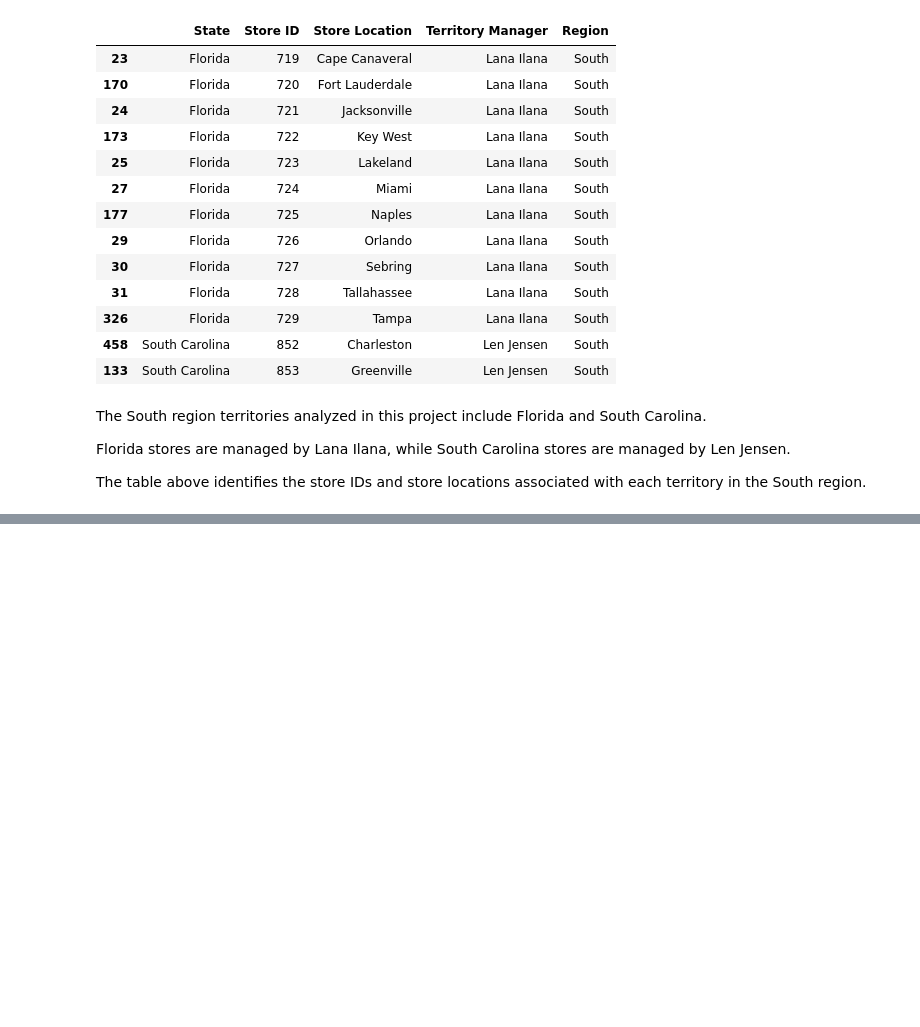
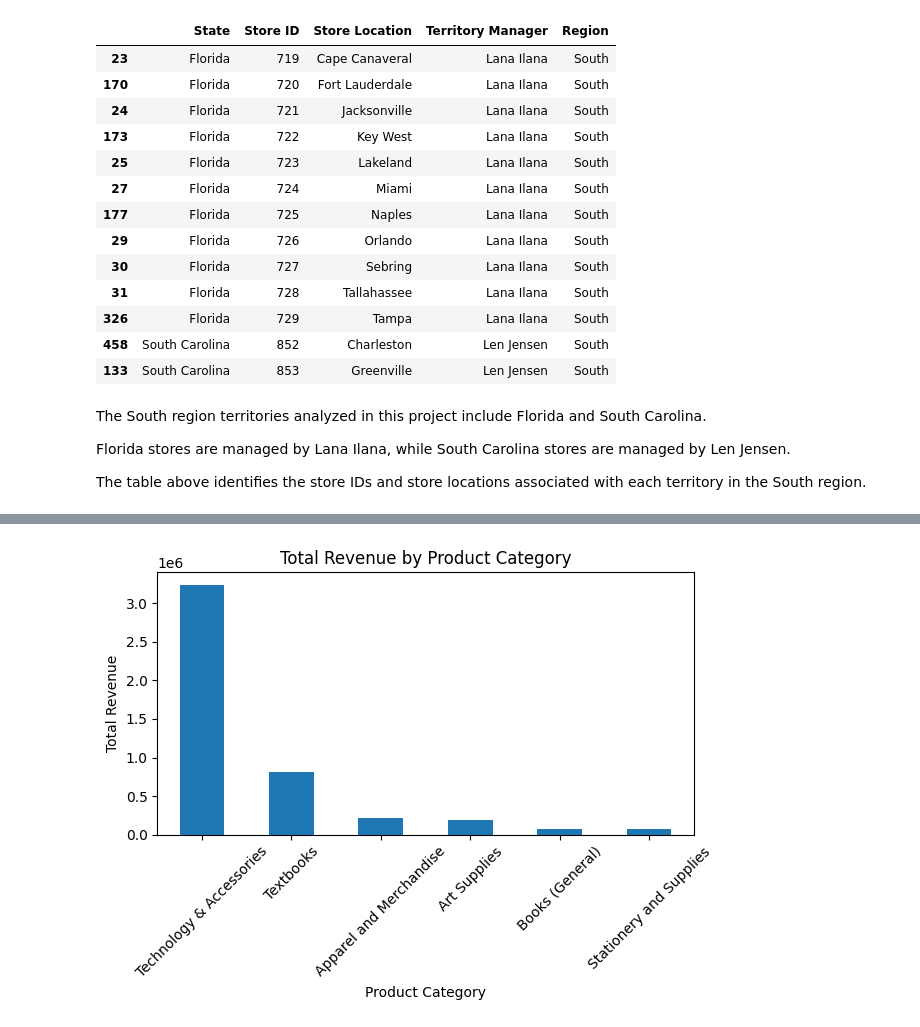
Before and after one commit to smayamelgara-data/Capstone_2, a Jupyter notebook: melgara_sales_analysis.ipynb, the cells around one changed output, grey strips where cells are left out. Saved outputs shown, nothing was run; the diff lists cells and outputs as text; code cells hidden in the pictures; blank space fills up the shorter version.

```diff
--- a/melgara_sales_analysis.ipynb
+++ b/melgara_sales_analysis.ipynb
@@ -268,0 +483,30 @@ popular products, and where could there be opportunity for growth?
+# %%
+# Total revenue by category
+total_category_revenue = south_sales.groupby(
+    'Category'
+)['Sale Amount'].sum().sort_values(
+    ascending=False
+)
+
+# Create bar chart
+total_category_revenue.plot(
+    kind='bar'
+)
+
+# Add chart labels
+plt.title('Total Revenue by Product Category')
+
+plt.xlabel('Product Category')
+
+plt.ylabel('Total Revenue')
+
+# Rotate labels
+plt.xticks(rotation=45)
+
+#Improve readability
+plt.tight_layout()
+
+# Display chart
+plt.show()
+# %% [output]
+[figure, added]
```
Also changed, not shown: parts of 22 cells of this notebook.
